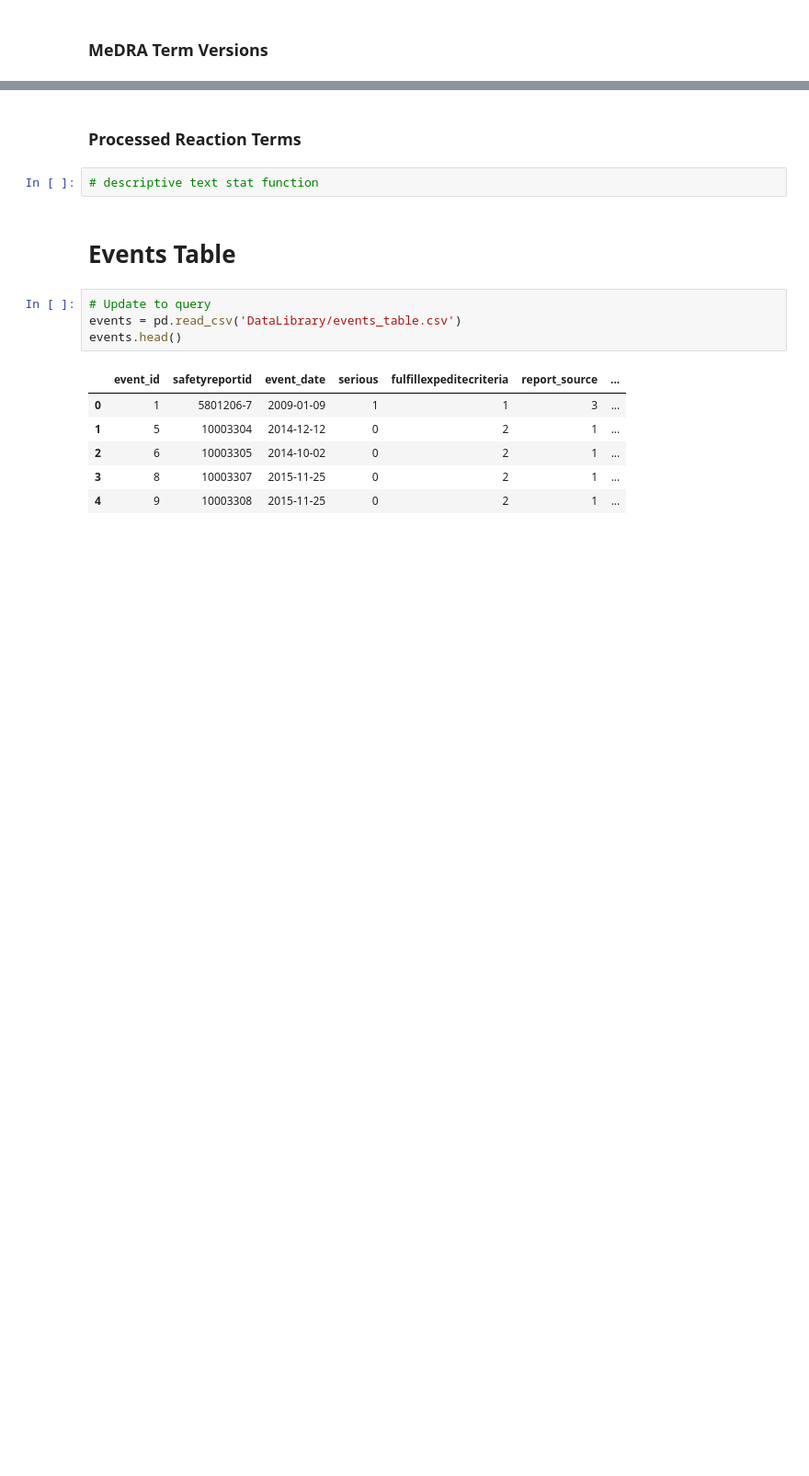
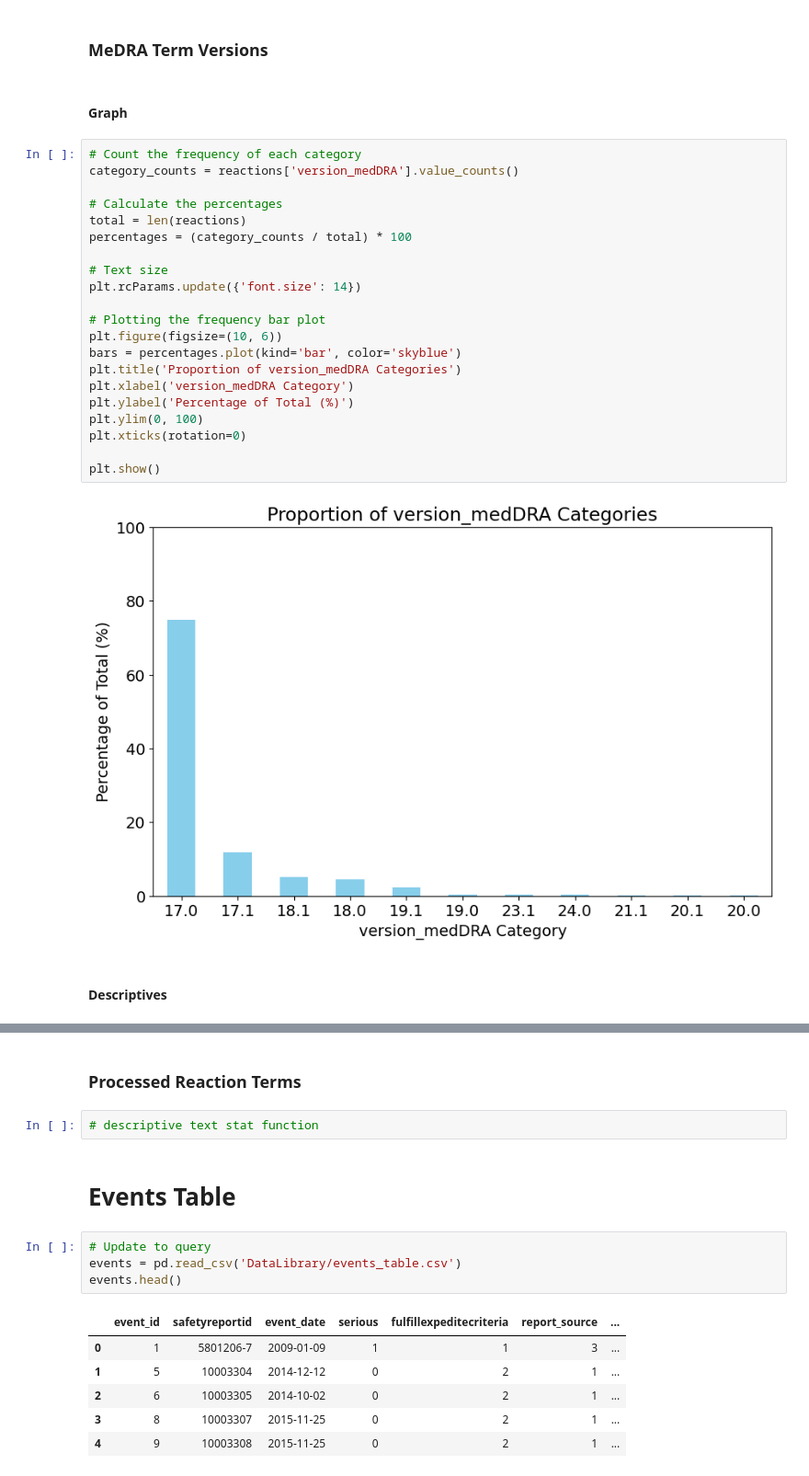
Before and after one commit to teamlunarlanding/Pharma-Drug-Surveillance, a Jupyter notebook: DataExploration.ipynb, the cells around one changed output, grey strips where cells are left out. Shown: that part at 92% size. Drawn from its saved outputs; the diff is of its cells as text; blank space fills up the shorter version.

```diff
--- a/DataExploration.ipynb
+++ b/DataExploration.ipynb
@@ -146,2 +164,29 @@ KeyError: -0.25
 # %% [markdown]
 ### MeDRA Term Versions
+# %% [markdown]
+#### Graph
+# %%
+# Count the frequency of each category
+category_counts = reactions['version_medDRA'].value_counts()
+
+# Calculate the percentages
+total = len(reactions)
+percentages = (category_counts / total) * 100
+
+# Text size
+plt.rcParams.update({'font.size': 14})
+
+# Plotting the frequency bar plot
+plt.figure(figsize=(10, 6))
+bars = percentages.plot(kind='bar', color='skyblue')
+plt.title('Proportion of version_medDRA Categories')
+plt.xlabel('version_medDRA Category')
+plt.ylabel('Percentage of Total (%)')
+plt.ylim(0, 100)
+plt.xticks(rotation=0)
+
+plt.show()
+# %% [output]
+[figure, added]
+# %% [markdown]
+#### Descriptives
```
Also changed, not shown: parts of 51 cells of this notebook, 2 other files.
